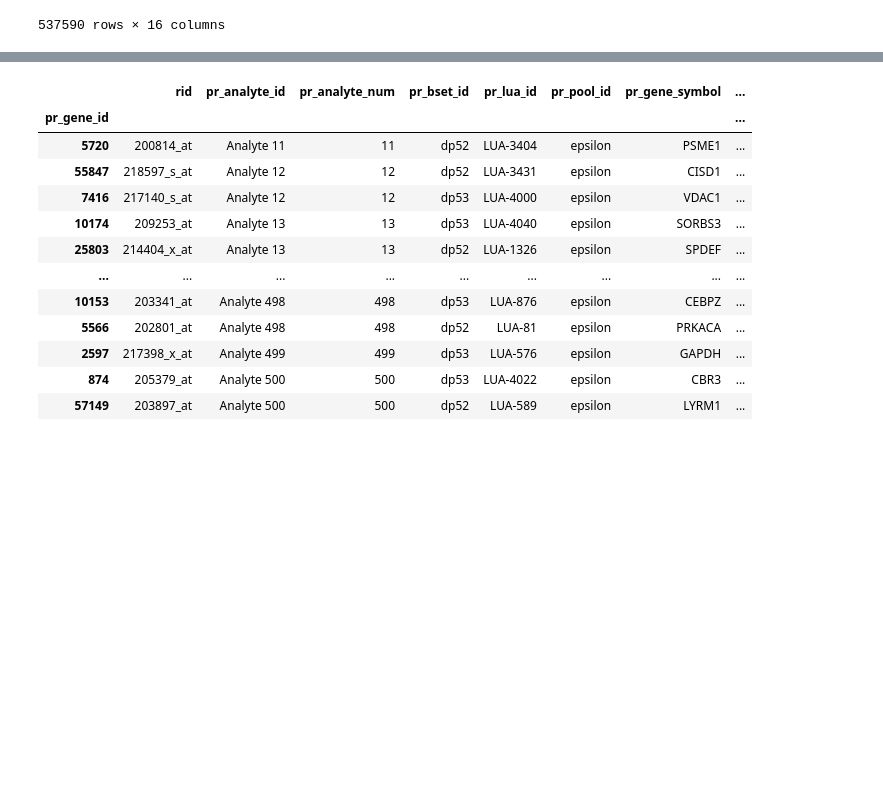
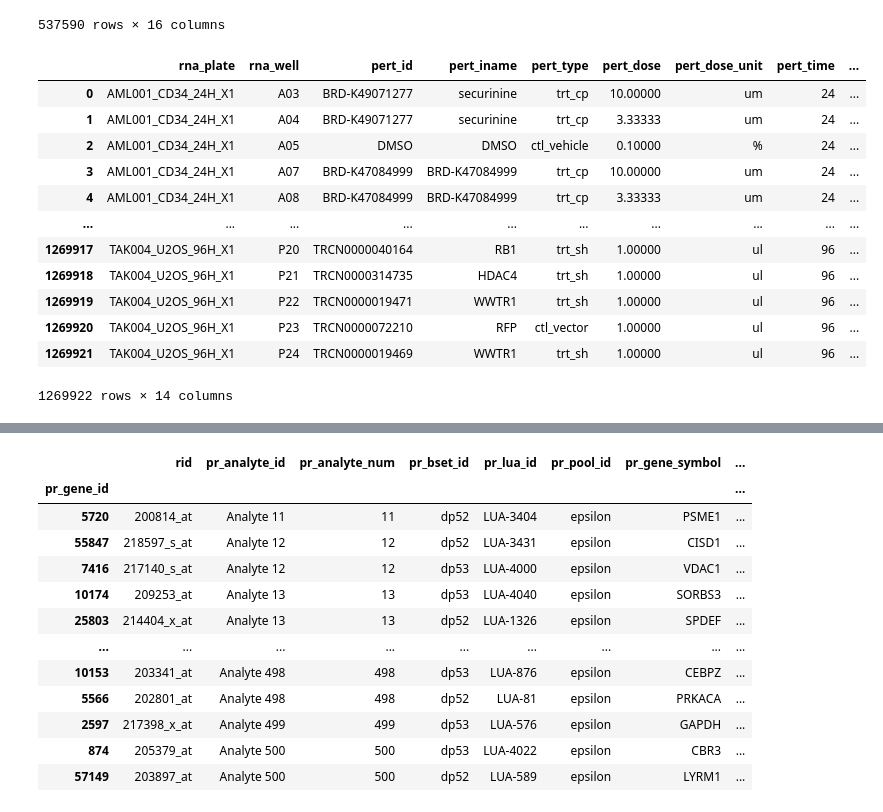
Before and after one commit to theislab/Chem-PerturBridge, a Jupyter notebook: draft_notebooks/l1000_sciplex_lamin.ipynb, the cells around one changed output, grey strips where cells are left out. Cells and saved outputs as stored; diff of their text form; code cells hidden in the pictures; blank space fills up the shorter version.

```diff
--- a/draft_notebooks/l1000_sciplex_lamin.ipynb
+++ b/draft_notebooks/l1000_sciplex_lamin.ipynb
@@ -11,5 +11,7 @@ ln.connect("laminlabs/pertdata")
 → consider updating lamindb: pip install lamindb>=1.12
 → connected lamindb: laminlabs/pertdata
 # %%
-adata = ln.Artifact.get(key='lincs/phase2/Level2_GEX_all_n537590x978.h5ad').load(mute=True)
+adata_phase2 = ln.Artifact.get(key='lincs/phase2/Level2_GEX_all_n537590x978.h5ad').load()
+adata_phase1_eps = ln.Artifact.get(key='lincs/phase1/Level2_GEX_epsilon_n1269922x978.h5ad').load()
+adata_phase1_delta = ln.Artifact.get(key='lincs/phase1/Level2_GEX_delta_n49216x978.h5ad').load()
 # %%
@@ -32,3 +37,19 @@ adata.obs
 | 537588 | YAPC.311 | XPR002_YAPC.311_96H_X3_B22 | P23 | BRDN0000733798 | 2.0 | uL | BRDN0000733798 | BCL2L1 | trt_xpr | ... |
 | 537589 | YAPC.311 | XPR002_YAPC.311_96H_X3_B22 | P24 | BRDN0000735629 | 2.0 | uL | BRDN0000735629 | TGFBR2 | trt_xpr | ... |
 537590 rows × 16 columns
+# %%
+adata_phase1_eps.obs
+# %% [output]
+|  | rna_plate | rna_well | pert_id | pert_iname | pert_type | pert_dose | pert_dose_unit | pert_time | ... |
+| 0 | AML001_CD34_24H_X1 | A03 | BRD-K49071277 | securinine | trt_cp | 10.00000 | um | 24 | ... |
+| 1 | AML001_CD34_24H_X1 | A04 | BRD-K49071277 | securinine | trt_cp | 3.33333 | um | 24 | ... |
+| 2 | AML001_CD34_24H_X1 | A05 | DMSO | DMSO | ctl_vehicle | 0.10000 | % | 24 | ... |
+| 3 | AML001_CD34_24H_X1 | A07 | BRD-K47084999 | BRD-K47084999 | trt_cp | 10.00000 | um | 24 | ... |
+| 4 | AML001_CD34_24H_X1 | A08 | BRD-K47084999 | BRD-K47084999 | trt_cp | 3.33333 | um | 24 | ... |
+| ... | ... | ... | ... | ... | ... | ... | ... | ... | ... |
+| 1269917 | TAK004_U2OS_96H_X1 | P20 | TRCN0000040164 | RB1 | trt_sh | 1.00000 | ul | 96 | ... |
+| 1269918 | TAK004_U2OS_96H_X1 | P21 | TRCN0000314735 | HDAC4 | trt_sh | 1.00000 | ul | 96 | ... |
+| 1269919 | TAK004_U2OS_96H_X1 | P22 | TRCN0000019471 | WWTR1 | trt_sh | 1.00000 | ul | 96 | ... |
+| 1269920 | TAK004_U2OS_96H_X1 | P23 | TRCN0000072210 | RFP | ctl_vector | 1.00000 | ul | 96 | ... |
+| 1269921 | TAK004_U2OS_96H_X1 | P24 | TRCN0000019469 | WWTR1 | trt_sh | 1.00000 | ul | 96 | ... |
+1269922 rows × 14 columns
```
Also changed, not shown: parts of 13 cells of this notebook.
